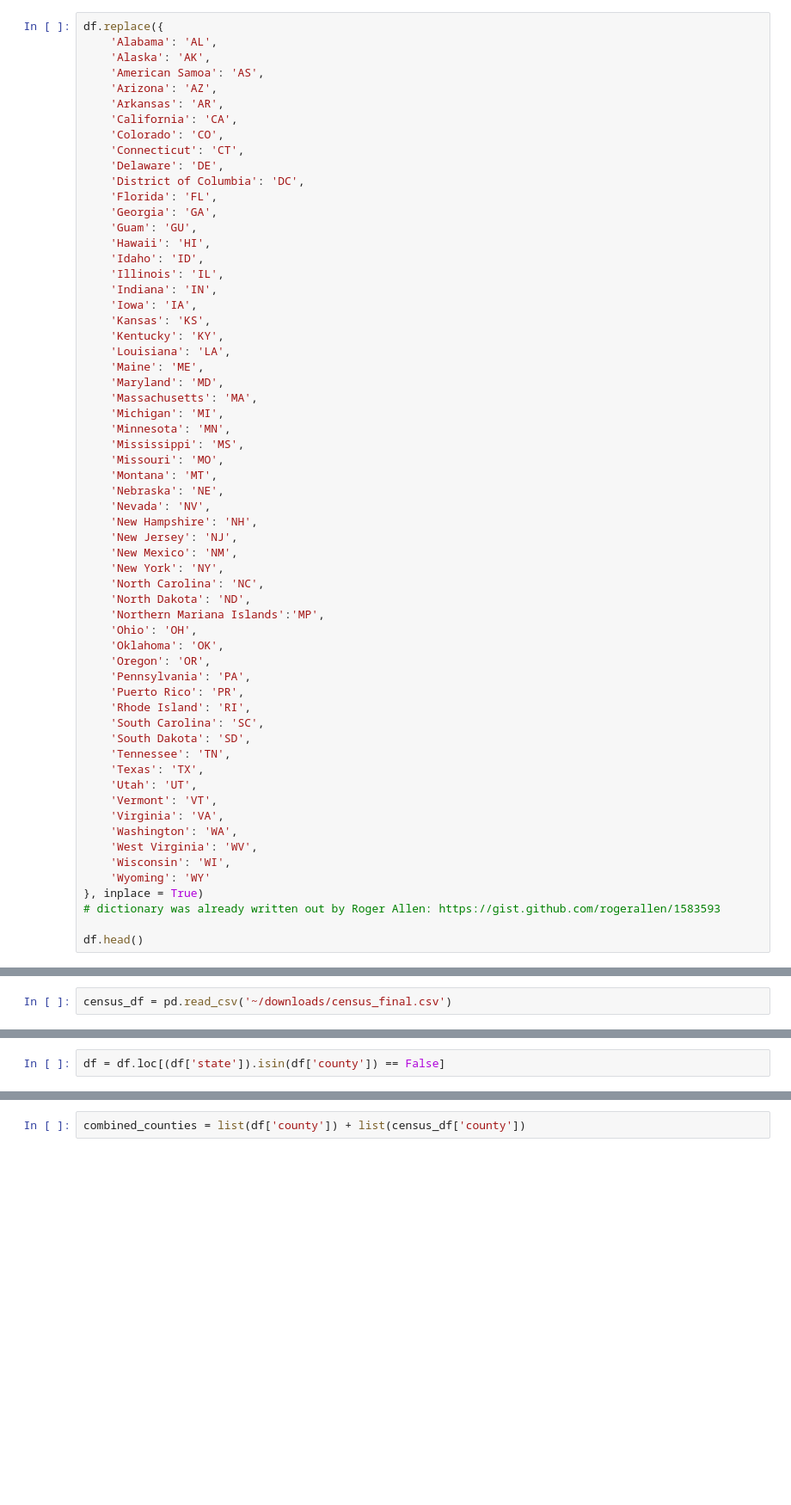
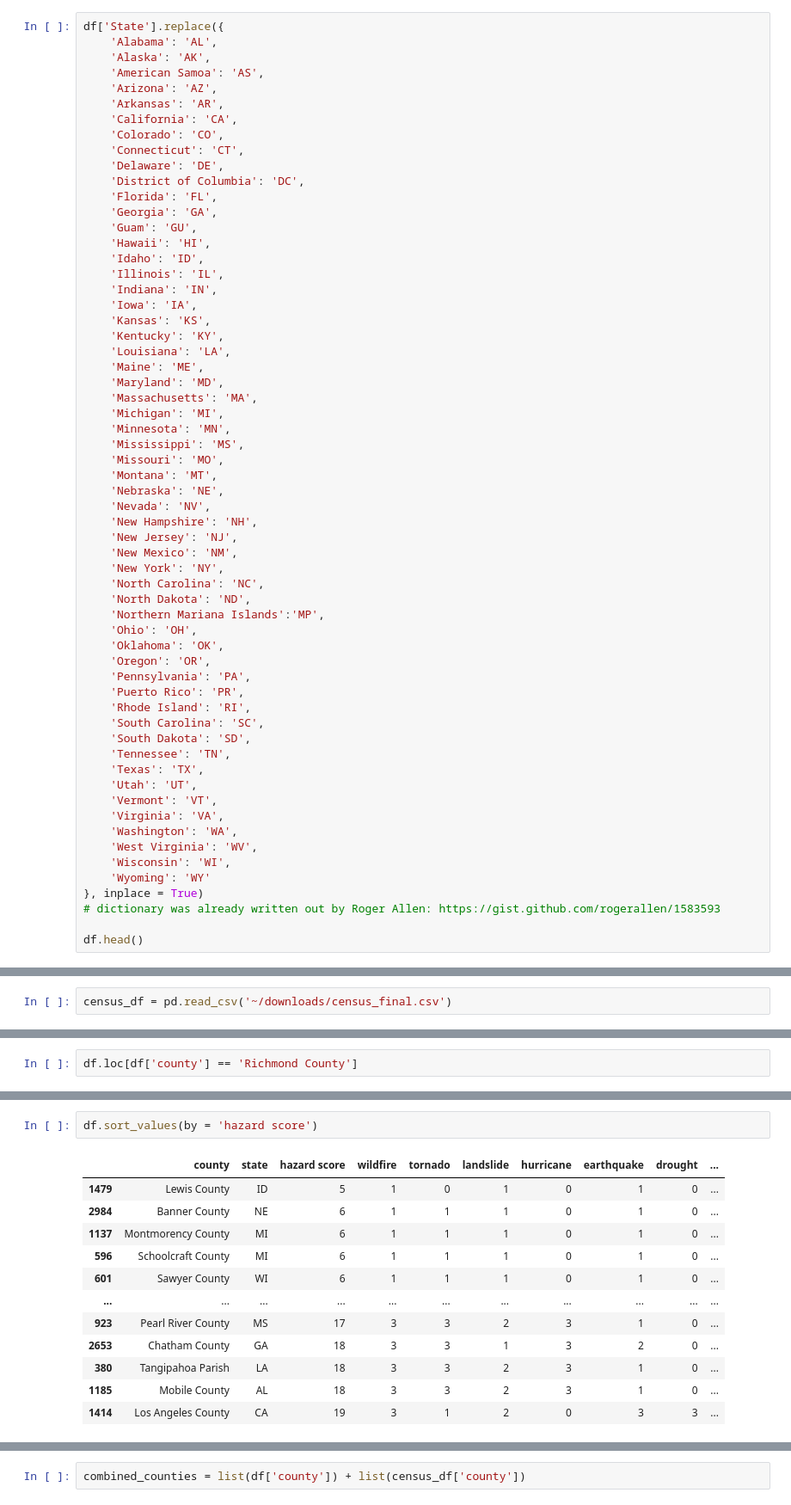
Before and after one commit to Agelf123/covid_predictions, a Jupyter notebook: code/brandon/Brandon Code.ipynb, the cells around one changed output, grey strips where cells are left out. Shown at 86% size. Cells and saved outputs as stored; diff of their text form; blank space fills up the shorter version.

```diff
--- a/code/brandon/Brandon Code.ipynb
+++ b/code/brandon/Brandon Code.ipynb
@@ -65,7 +65,7 @@ df.head()
 | 3 | Yuma | Colorado | 9 | 1 | 0 | 2 | 2 | 1 | 0 | ... |
 | 4 | Yuma | Arizona | 12 | 1 | 0 | 1 | 1 | 1 | 1 | ... |
 # %%
-df.replace({
+df['State'].replace({
     'Alabama': 'AL',
     'Alaska': 'AK',
     'American Samoa': 'AS',
@@ -361,4 +344,4 @@ census_df.loc[census_df['state'] != ('PR' or 'DC' or 'HI' or 'AK')]
 | 3141 | 3141 | 3141 | 0500000US56045 | Weston County | WY | 90.6 | 7100 | ... |
 3142 rows × 94 columns
 # %%
-df = df.loc[(df['state']).isin(df['county']) == False]
+df.loc[df['county'] == 'Richmond County']
@@ -404,0 +379,15 @@ ValueError: left keys must be sorted
+# %%
+df.sort_values(by = 'hazard score')
+# %% [output]
+|  | county | state | hazard score | wildfire | tornado | landslide | hurricane | earthquake | drought | ... |
+| 1479 | Lewis County | ID | 5 | 1 | 0 | 1 | 0 | 1 | 0 | ... |
+| 2984 | Banner County | NE | 6 | 1 | 1 | 1 | 0 | 1 | 0 | ... |
+| 1137 | Montmorency County | MI | 6 | 1 | 1 | 1 | 0 | 1 | 0 | ... |
+| 596 | Schoolcraft County | MI | 6 | 1 | 1 | 1 | 0 | 1 | 0 | ... |
+| 601 | Sawyer County | WI | 6 | 1 | 1 | 1 | 0 | 1 | 0 | ... |
+| ... | ... | ... | ... | ... | ... | ... | ... | ... | ... | ... |
+| 923 | Pearl River County | MS | 17 | 3 | 3 | 2 | 3 | 1 | 0 | ... |
+| 2653 | Chatham County | GA | 18 | 3 | 3 | 1 | 3 | 2 | 0 | ... |
+| 380 | Tangipahoa Parish | LA | 18 | 3 | 3 | 2 | 3 | 1 | 0 | ... |
+| 1185 | Mobile County | AL | 18 | 3 | 3 | 2 | 3 | 1 | 0 | ... |
+| 1414 | Los Angeles County | CA | 19 | 3 | 1 | 2 | 0 | 3 | 3 | ... |
```
Also changed, not shown: parts of 19 cells of this notebook, 5 other files.
